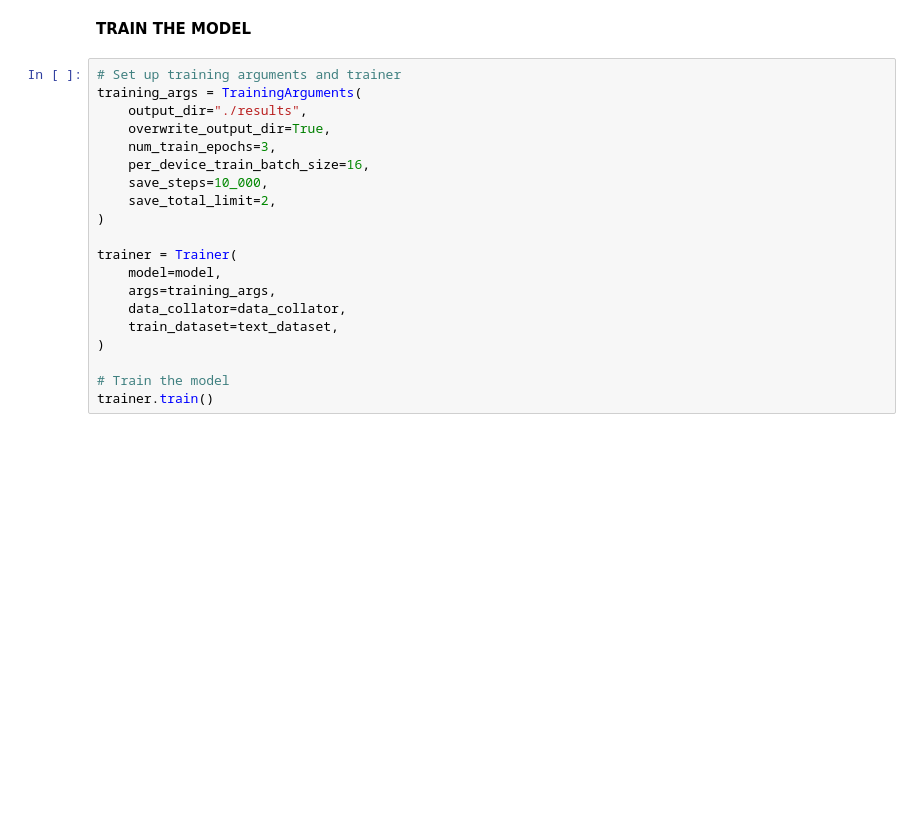
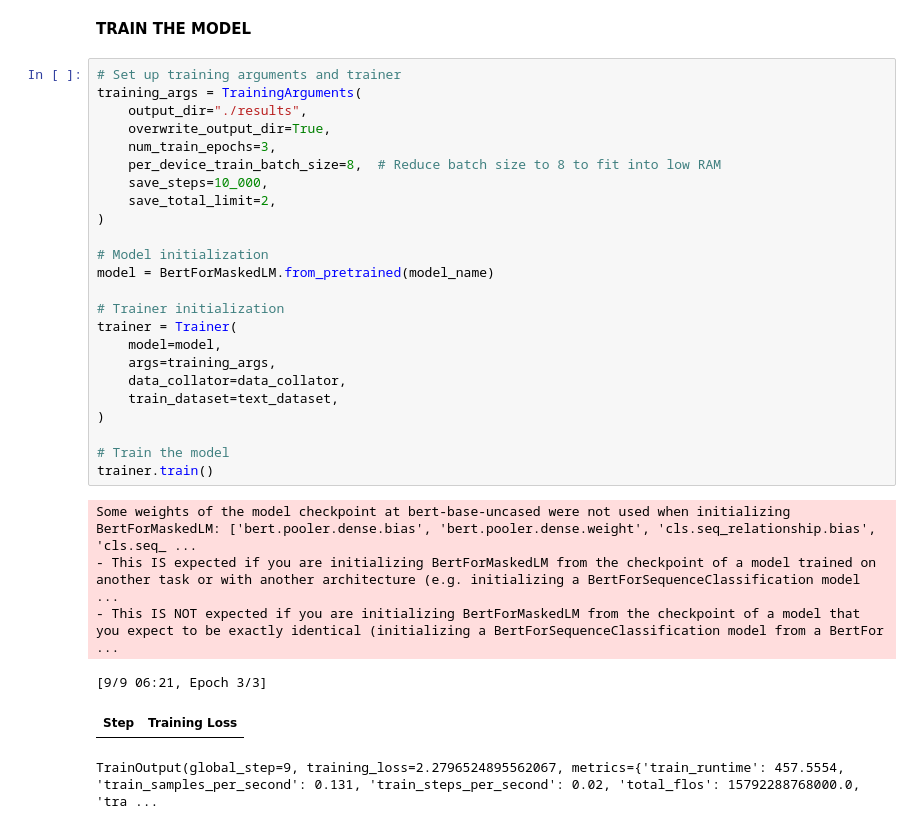
Before and after one commit to JABU-2022/Q-A_Chat_Bot, a Jupyter notebook: BizAssist_Bot.ipynb, the cells around one changed output. Cells and saved outputs as stored; diff of their text form; blank space fills up the shorter version.

```diff
--- a/BizAssist_Bot.ipynb
+++ b/BizAssist_Bot.ipynb
@@ -216,20 +217,31 @@ data_collator = DataCollatorForLanguageModeling(tokenizer, mlm_probability=0.15)
 # %%
 # Set up training arguments and trainer
 training_args = TrainingArguments(
     output_dir="./results",
     overwrite_output_dir=True,
     num_train_epochs=3,
-    per_device_train_batch_size=16,
+    per_device_train_batch_size=8,  # Reduce batch size to 8 to fit into low RAM
     save_steps=10_000,
     save_total_limit=2,
 )
 
+# Model initialization
+model = BertForMaskedLM.from_pretrained(model_name)
+
+# Trainer initialization
 trainer = Trainer(
     model=model,
     args=training_args,
     data_collator=data_collator,
     train_dataset=text_dataset,
 )
 
 # Train the model
 trainer.train()
+# %% [output]
+Some weights of the model checkpoint at bert-base-uncased were not used when initializing BertForMaskedLM: ['bert.pooler.dense.bias', 'bert.pooler.dense.weight', 'cls.seq_relationship.bias', 'cls.seq_ ...
+- This IS expected if you are initializing BertForMaskedLM from the checkpoint of a model trained on another task or with another architecture (e.g. initializing a BertForSequenceClassification model  ...
+- This IS NOT expected if you are initializing BertForMaskedLM from the checkpoint of a model that you expect to be exactly identical (initializing a BertForSequenceClassification model from a BertFor ...
+[9/9 06:21, Epoch 3/3]
+| Step | Training Loss |
+TrainOutput(global_step=9, training_loss=2.2796524895562067, metrics={'train_runtime': 457.5554, 'train_samples_per_second': 0.131, 'train_steps_per_second': 0.02, 'total_flos': 15792288768000.0, 'tra ...
```
Also changed, not shown: parts of 4 cells of this notebook.
